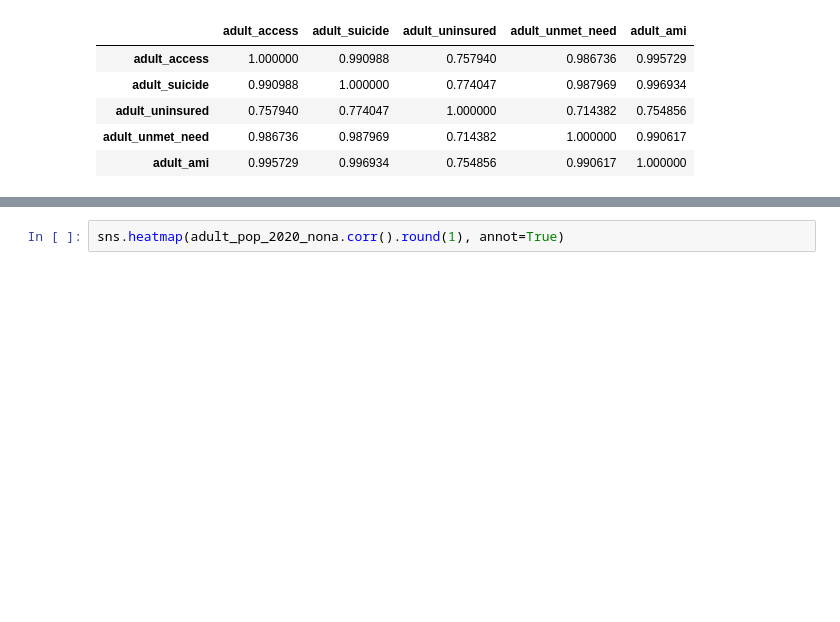
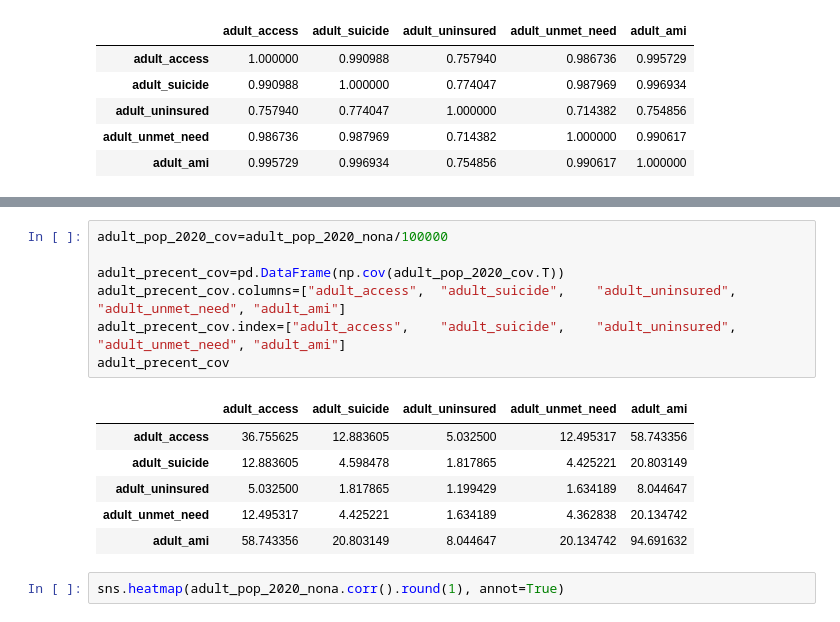
Before and after one commit to NoahToomeyBC/project-vu, a Jupyter notebook: dataconn_explore/dataconn.ipynb, the cells around one changed output, grey strips where cells are left out. Drawn from its saved outputs; the diff is of its cells as text; blank space fills up the shorter version.

```diff
--- a/dataconn_explore/dataconn.ipynb
+++ b/dataconn_explore/dataconn.ipynb
@@ -257,6 +257,20 @@ adult_pop_2020_nona.corr()
 | pop_adult_uninsured | 0.757940 | 0.774047 | 1.000000 | 0.714382 | 0.754856 |
 | pop_adult_unmet_need | 0.986736 | 0.987969 | 0.714382 | 1.000000 | 0.990617 |
 | pop_adult_ami | 0.995729 | 0.996934 | 0.754856 | 0.990617 | 1.000000 |
+# %%
+adult_pop_2020_cov=adult_pop_2020_nona/100000
+
+adult_precent_cov=pd.DataFrame(np.cov(adult_pop_2020_cov.T))
+adult_precent_cov.columns=["adult_access",	"adult_suicide",	"adult_uninsured",	"adult_unmet_need",	"adult_ami"]
+adult_precent_cov.index=["adult_access",	"adult_suicide",	"adult_uninsured",	"adult_unmet_need",	"adult_ami"]
+adult_precent_cov
+# %% [output]
+|  | adult_access | adult_suicide | adult_uninsured | adult_unmet_need | adult_ami |
+| adult_access | 36.755625 | 12.883605 | 5.032500 | 12.495317 | 58.743356 |
+| adult_suicide | 12.883605 | 4.598478 | 1.817865 | 4.425221 | 20.803149 |
+| adult_uninsured | 5.032500 | 1.817865 | 1.199429 | 1.634189 | 8.044647 |
+| adult_unmet_need | 12.495317 | 4.425221 | 1.634189 | 4.362838 | 20.134742 |
+| adult_ami | 58.743356 | 20.803149 | 8.044647 | 20.134742 | 94.691632 |
 # %%
 sns.heatmap(adult_pop_2020_nona.corr().round(1), annot=True)
 # %% [output]
```
